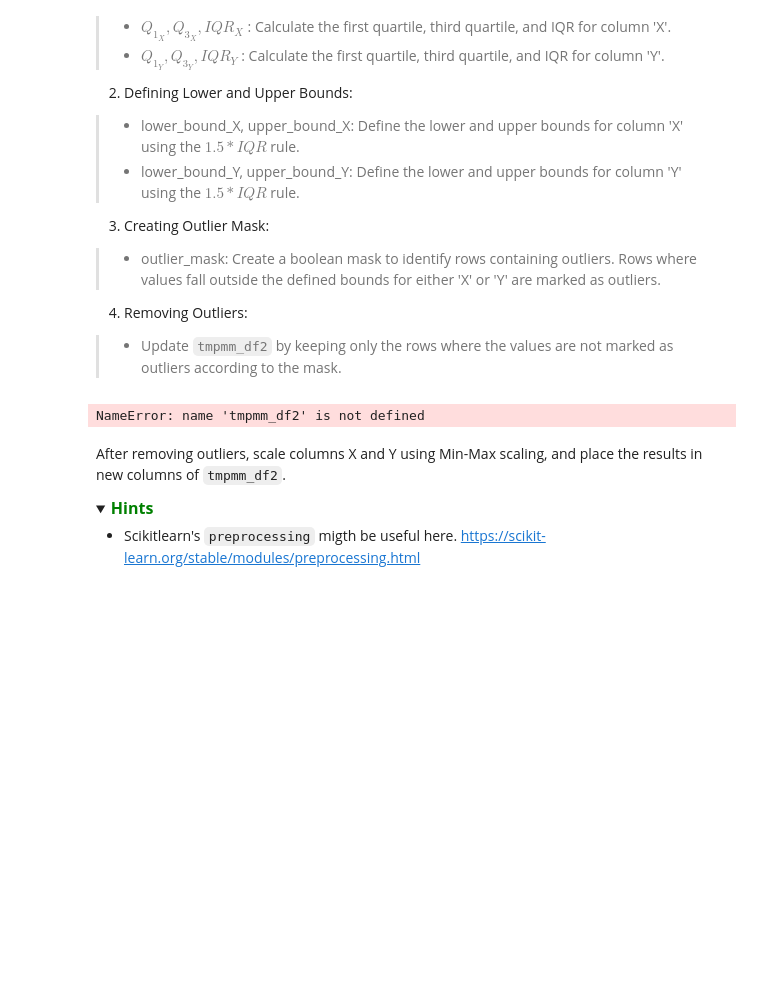
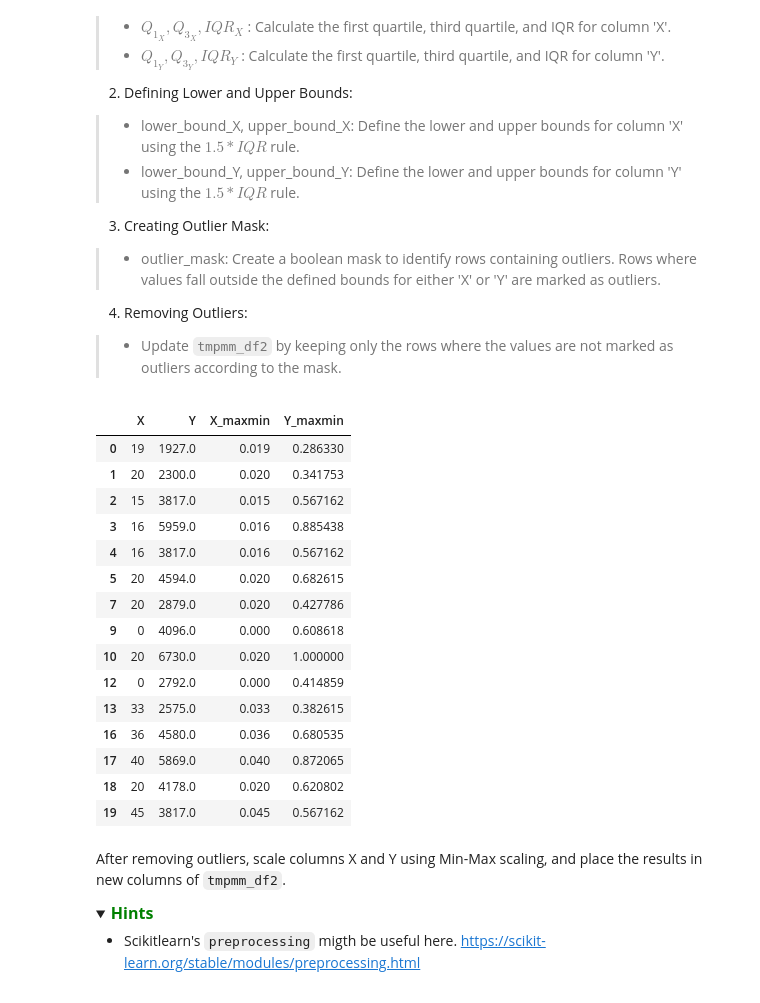
Before and after one commit to Pimchanokz/ML, a Jupyter notebook: Lab1/Lab1-1.ipynb, the cells around one changed output. Drawn from its saved outputs; the diff is of its cells as text; code cells hidden in the pictures; folded sections open; blank space fills up the shorter version.

```diff
--- a/Lab1/Lab1-1.ipynb
+++ b/Lab1/Lab1-1.ipynb
@@ -625,29 +625,44 @@ Remove outliers from the DataFrame `tmpmm_df2` based on the boxplot method. The
 # %%
 tmpstd_df2 = tmpmm_df.copy()
 ### START CODE HERE ###
 Q1_X = tmpstd_df2['X_maxmin'].quantile(0.25)
 Q3_X = tmpstd_df2['X_maxmin'].quantile(0.75)
 IQR_X = Q3_X-Q1_X
 Q1_Y = tmpstd_df2['Y_maxmin'].quantile(0.25)
 Q3_Y = tmpstd_df2['Y_maxmin'].quantile(0.75)
 IQR_Y = Q3_Y-Q1_Y
 
 lower_bound_X = Q1_X-1.5*IQR_X
 upper_bound_X = Q3_X+1.5*IQR_X
 
 lower_bound_Y = Q1_Y-1.5*IQR_Y
 upper_bound_Y = Q3_Y+1.5*IQR_Y
 
 outlier_mask = (
     ((tmpstd_df2['X_maxmin'] < lower_bound_X) | (tmpstd_df2['Y_maxmin'] < lower_bound_Y)) |
     ((tmpstd_df2['X_maxmin'] > upper_bound_X) | (tmpstd_df2['Y_maxmin'] > upper_bound_Y))
 )
 
-tmpmm_df2 = tmpmm_df2[~outlier_mask]
+tmpstd_df2 = tmpstd_df2[~outlier_mask]
 ### END CODE HERE ###
-tmpmm_df2
+tmpstd_df2
 # %% [output]
-NameError: name 'tmpmm_df2' is not defined
+|  | X | Y | X_maxmin | Y_maxmin |
+| 0 | 19 | 1927.0 | 0.019 | 0.286330 |
+| 1 | 20 | 2300.0 | 0.020 | 0.341753 |
+| 2 | 15 | 3817.0 | 0.015 | 0.567162 |
+| 3 | 16 | 5959.0 | 0.016 | 0.885438 |
+| 4 | 16 | 3817.0 | 0.016 | 0.567162 |
+| 5 | 20 | 4594.0 | 0.020 | 0.682615 |
+| 7 | 20 | 2879.0 | 0.020 | 0.427786 |
+| 9 | 0 | 4096.0 | 0.000 | 0.608618 |
+| 10 | 20 | 6730.0 | 0.020 | 1.000000 |
+| 12 | 0 | 2792.0 | 0.000 | 0.414859 |
+| 13 | 33 | 2575.0 | 0.033 | 0.382615 |
+| 16 | 36 | 4580.0 | 0.036 | 0.680535 |
+| 17 | 40 | 5869.0 | 0.040 | 0.872065 |
+| 18 | 20 | 4178.0 | 0.020 | 0.620802 |
+| 19 | 45 | 3817.0 | 0.045 | 0.567162 |
 # %% [markdown]
 After removing outliers, scale columns X and Y using Min-Max scaling, and place the results in new columns of `tmpmm_df2`.
 
```
Also changed, not shown: parts of 5 cells of this notebook.
